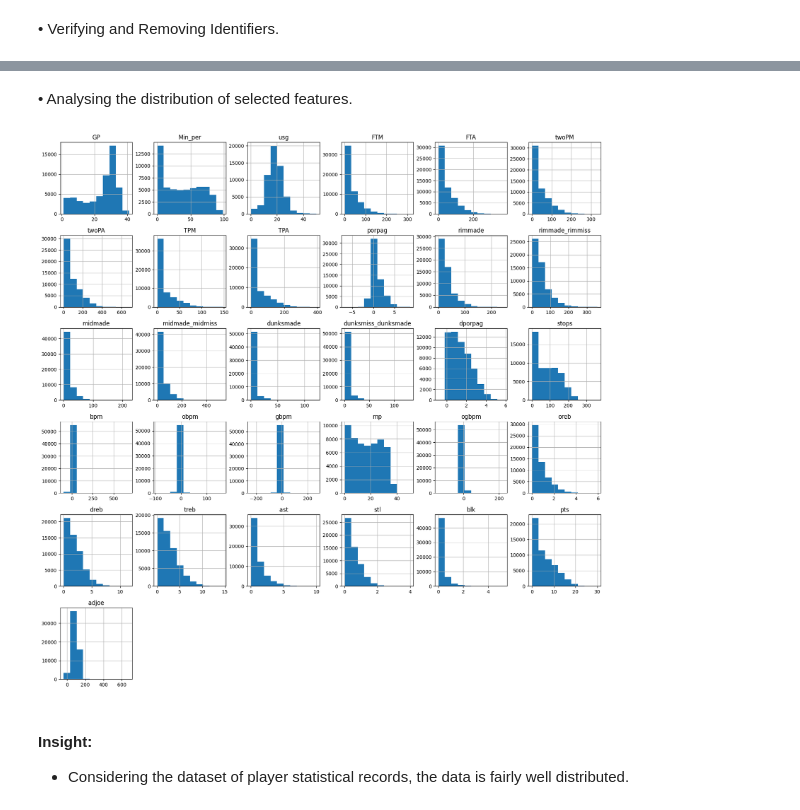
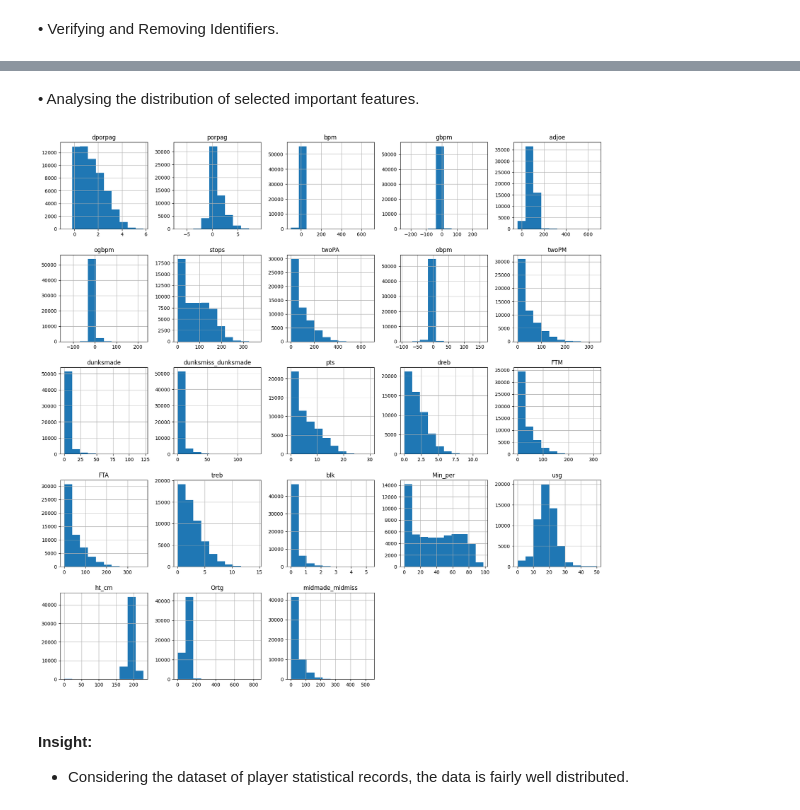
Before and after one commit to monalippatil/MachineLearning-Basketball-NBA-Draft-Prediction, a Jupyter notebook: notebooks/Patil_Monali-14370946-week3_EDA.ipynb, the cells around one changed output, grey strips where cells are left out. Saved outputs shown, nothing was run; the diff lists cells and outputs as text; code cells hidden in the pictures.

```diff
--- a/notebooks/Patil_Monali-14370946-week3_EDA.ipynb
+++ b/notebooks/Patil_Monali-14370946-week3_EDA.ipynb
@@ -356,0 +389,16 @@ df_basketball_players_test[handling_features_test] = imputing_missing_with_mean(
+# %%
+# Invoking the function to organize the data values of 'ht' feature correctly
+df_basketball_players_train['new_ht'] = df_basketball_players_train['ht'].apply(arranging_date)
+df_basketball_players_test['new_ht'] = df_basketball_players_test['ht'].apply(arranging_date)
+
+# Generating the new inches and feet columns
+df_basketball_players_train[['inch','ft']] = df_basketball_players_train['new_ht'].str.split('-',expand=True)
+df_basketball_players_test[['inch','ft']] = df_basketball_players_test['new_ht'].str.split('-',expand=True)
+# %%
+# Invoking the function to substitute 'ht' feature values with the correct heights
+df_basketball_players_train['ft'] = df_basketball_players_train['ft'].apply(replacing_ft)
+df_basketball_players_test['ft'] = df_basketball_players_test['ft'].apply(replacing_ft)
+
+# Merging the columns for inches and feet into a single column
+df_basketball_players_train['ft_inch'] = df_basketball_players_train['ft'] + '-' + df_basketball_players_train['inch']
+df_basketball_players_test['ft_inch'] = df_basketball_players_test['ft'] + '-' + df_basketball_players_test['inch']
@@ -356,0 +413,7 @@ df_basketball_players_test[handling_features_test] = imputing_missing_with_mean(
+# %%
+# Transforming categorical 'ft_inch' feature into numerical and generating a new attribute labeled as 'ht_cm,' representing the players' height in centimeter
+df_basketball_players_train['ht_cm'] = df_basketball_players_train['ft_inch'].str.extract('(\d*)-(\d*)').apply(pd.to_numeric, errors='coerce').mul([30.48, 2.54]).sum(axis=1)
+df_basketball_players_test['ht_cm'] = df_basketball_players_test['ft_inch'].str.extract('(\d*)-(\d*)').apply(pd.to_numeric, errors='coerce').mul([30.48, 2.54]).sum(axis=1)
+
+print('Training Dataset:', df_basketball_players_train['ht_cm'].unique())
+print('\nTesting Dataset:',df_basketball_players_test['ht_cm'].unique())
@@ -392,17 +453,15 @@ sns.heatmap(df_train.corr(), annot=True, cmap='BrBG')
+# %%
+# Selecting important features that influence the response variable
+important_features = ['dporpag', 'porpag', 'bpm', 'gbpm', 'adjoe', 'ogbpm', 'stops', 'twoPA', 'obpm', 'twoPM',
+                      'dunksmade', 'dunksmiss_dunksmade', 'pts', 'dreb',  'FTM', 'FTA', 'treb', 'blk', 'Min_per',
+                      'usg', 'ht_cm', 'Ortg', 'midmade_midmiss']
 # %% [markdown]
-•  Analysing the distribution of selected features.
+•  Analysing the distribution of selected important features.
-# %%
-# Selecting features with high corelation values
-df_selected_features = ['GP', 'Min_per', 'usg', 'FTM', 'FTA', 'twoPM', 'twoPA', 'TPM', 'TPA',
-                        'porpag', 'rimmade', 'rimmade_rimmiss', 'midmade', 'midmade_midmiss',
-                        'dunksmade', 'dunksmiss_dunksmade', 'dporpag', 'stops', 'bpm', 'obpm',
-                        'gbpm', 'mp', 'ogbpm', 'oreb', 'dreb', 'treb', 'ast', 'stl', 'blk',
-                        'pts', 'adjoe']
-
-# Creating histogram of the selected numerical features
-histogram = df_train[df_selected_features].hist(figsize=(20,20))
-# %% [output]
-[figure, removed]
+# %%
+# Creating histogram of the selected numerical features
+histogram = df_train[important_features].hist(figsize=(20,20))
+# %% [output]
+[figure, added]
 # %% [markdown]
 #### Insight:
 
```
Also changed, not shown: parts of 22 cells of this notebook, 11 other files.
